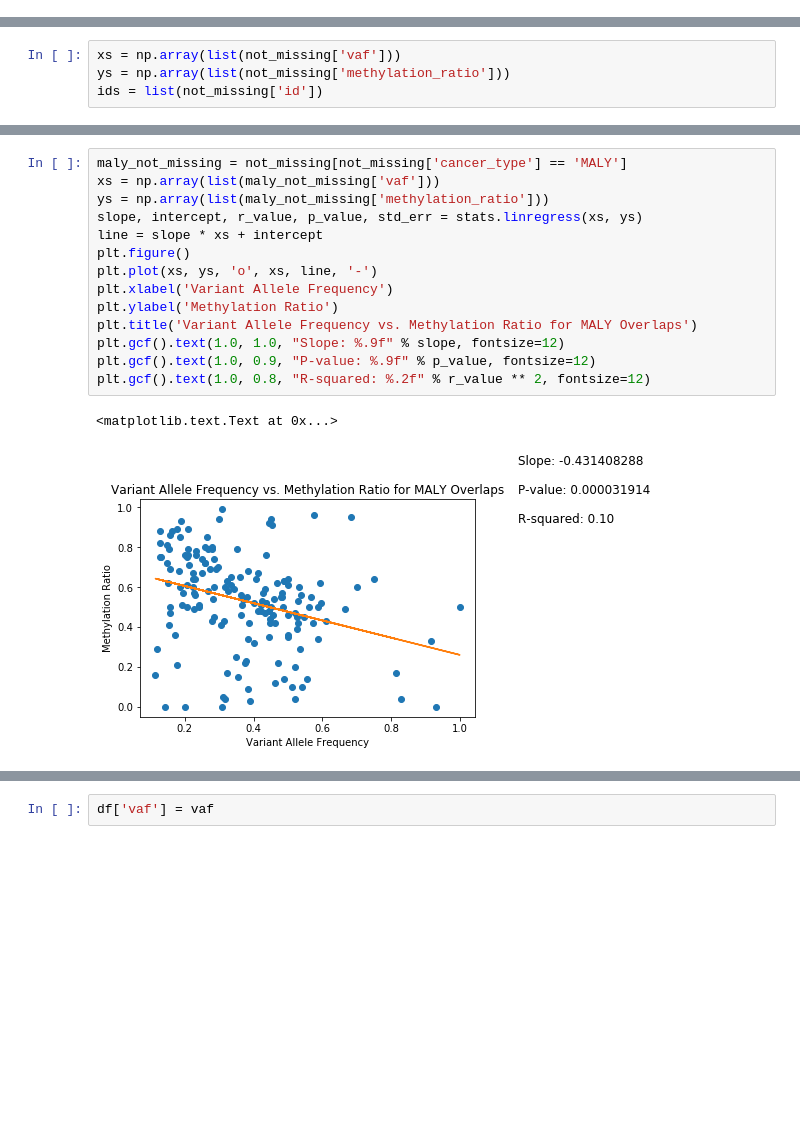
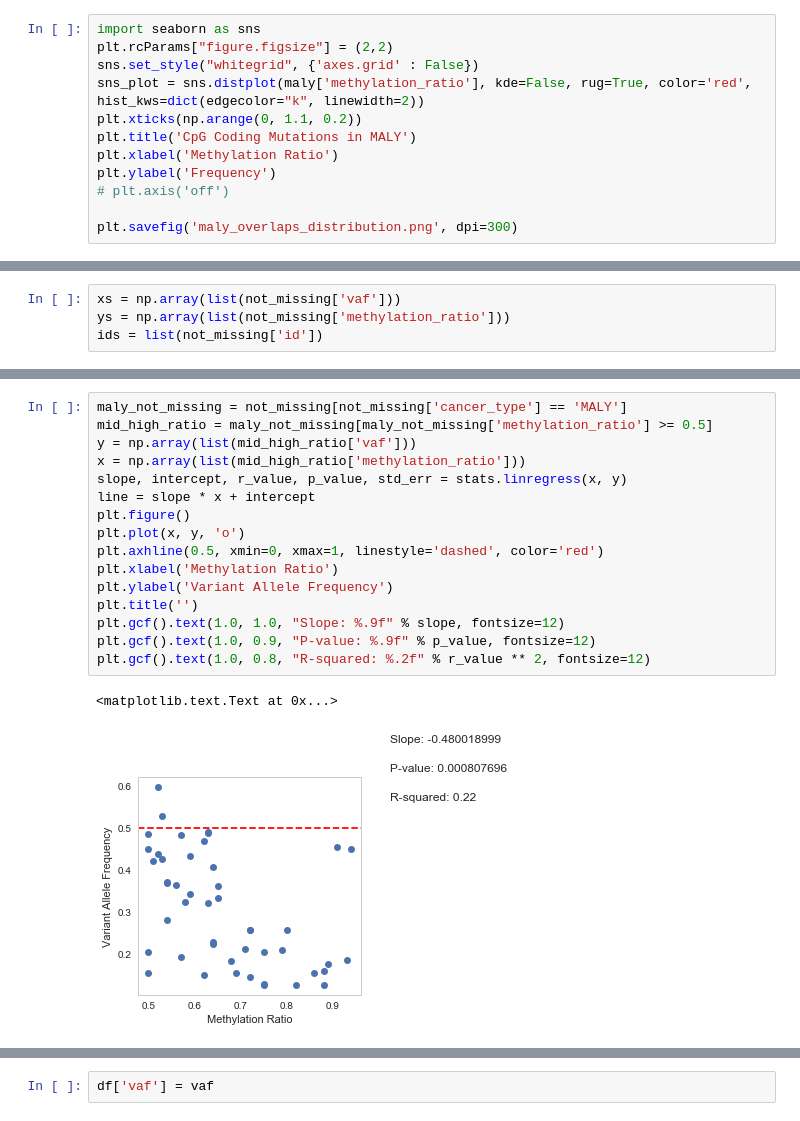
Before and after one commit to azhark2/methylation-project, a Jupyter notebook: hotspot_analysis.ipynb, the cells around one changed output, grey strips where cells are left out. Drawn from its saved outputs; the diff is of its cells as text; blank space fills up the shorter version.

```diff
--- a/hotspot_analysis.ipynb
+++ b/hotspot_analysis.ipynb
@@ -103,0 +106,12 @@ plt.savefig('maly_overlaps_distribution.png')
+# %%
+import seaborn as sns
+plt.rcParams["figure.figsize"] = (2,2)
+sns.set_style("whitegrid", {'axes.grid' : False})
+sns_plot = sns.distplot(maly['methylation_ratio'], kde=False, rug=True, color='red', hist_kws=dict(edgecolor="k", linewidth=2))
+plt.xticks(np.arange(0, 1.1, 0.2))
+plt.title('CpG Coding Mutations in MALY')
+plt.xlabel('Methylation Ratio')
+plt.ylabel('Frequency')
+# plt.axis('off')
+
+plt.savefig('maly_overlaps_distribution.png', dpi=300)
@@ -212,20 +223,22 @@ plt.gcf().text(1.0, 0.8, "R-squared: %.2f" % r_value ** 2, fontsize=12)
 # %%
 maly_not_missing = not_missing[not_missing['cancer_type'] == 'MALY']
-xs = np.array(list(maly_not_missing['vaf']))
-ys = np.array(list(maly_not_missing['methylation_ratio']))
-slope, intercept, r_value, p_value, std_err = stats.linregress(xs, ys)
-line = slope * xs + intercept
+mid_high_ratio = maly_not_missing[maly_not_missing['methylation_ratio'] >= 0.5]
+y = np.array(list(mid_high_ratio['vaf']))
+x = np.array(list(mid_high_ratio['methylation_ratio']))
+slope, intercept, r_value, p_value, std_err = stats.linregress(x, y)
+line = slope * x + intercept
 plt.figure()
-plt.plot(xs, ys, 'o', xs, line, '-')
-plt.xlabel('Variant Allele Frequency')
-plt.ylabel('Methylation Ratio')
-plt.title('Variant Allele Frequency vs. Methylation Ratio for MALY Overlaps')
+plt.plot(x, y, 'o')
+plt.axhline(0.5, xmin=0, xmax=1, linestyle='dashed', color='red')
+plt.xlabel('Methylation Ratio')
+plt.ylabel('Variant Allele Frequency')
+plt.title('')
 plt.gcf().text(1.0, 1.0, "Slope: %.9f" % slope, fontsize=12)
 plt.gcf().text(1.0, 0.9, "P-value: %.9f" % p_value, fontsize=12)
 plt.gcf().text(1.0, 0.8, "R-squared: %.2f" % r_value ** 2, fontsize=12)
 # %% [output]
 <matplotlib.text.Text at 0x...>
-[figure, old version]
+[figure, new version]
 # %%
 pbca_not_missing = not_missing[not_missing['cancer_type'] == 'PBCA']
 xs = np.array(list(pbca_not_missing['vaf']))
```
Also changed, not shown: parts of 21 cells of this notebook, 9 other files.
